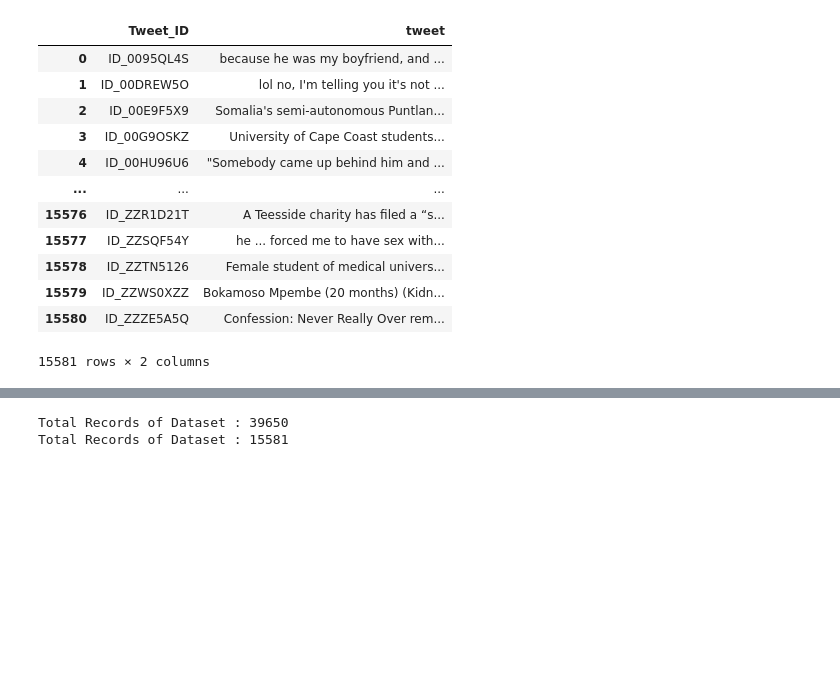
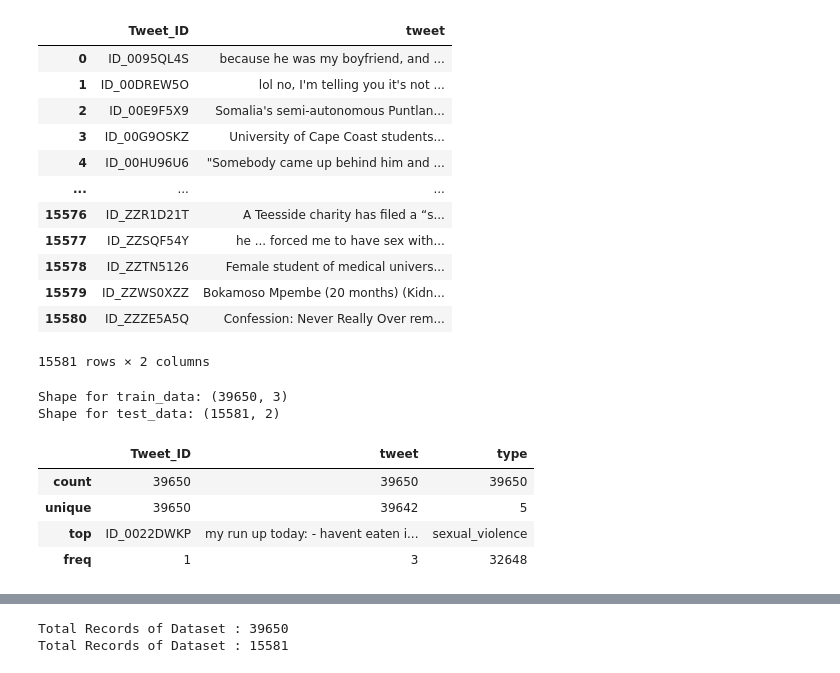
Before and after one commit to The-DigitalAcademy/Malebo_Gender_Based_Violence, a Jupyter notebook: Machine learning.ipynb, the cells around one changed output, grey strips where cells are left out. Cells and saved outputs as stored; diff of their text form; code cells hidden in the pictures; blank space fills up the shorter version.

```diff
--- a/Machine learning.ipynb
+++ b/Machine learning.ipynb
@@ -66,3 +71,17 @@ test_data
 | 15579 | ID_ZZWS0XZZ | Bokamoso Mpembe (20 months) (Kidn... |
 | 15580 | ID_ZZZE5A5Q | Confession: Never Really Over rem... |
 15581 rows × 2 columns
+# %%
+print("Shape for train_data:", train_data.shape)
+print("Shape for test_data:", test_data.shape)
+# %% [output]
+Shape for train_data: (39650, 3)
+Shape for test_data: (15581, 2)
+# %%
+train_data.describe()
+# %% [output]
+|  | Tweet_ID | tweet | type |
+| count | 39650 | 39650 | 39650 |
+| unique | 39650 | 39642 | 5 |
+| top | ID_0022DWKP | my run up today: - havent eaten i... | sexual_violence |
+| freq | 1 | 3 | 32648 |
```
Also changed, not shown: parts of 37 cells of this notebook, 4 other files.
